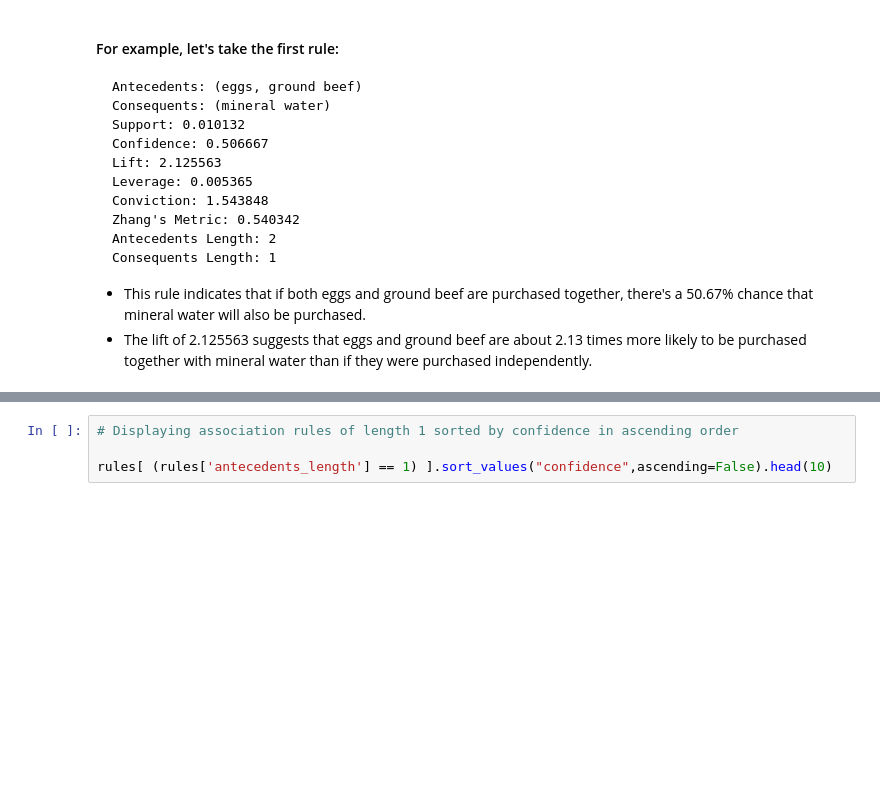
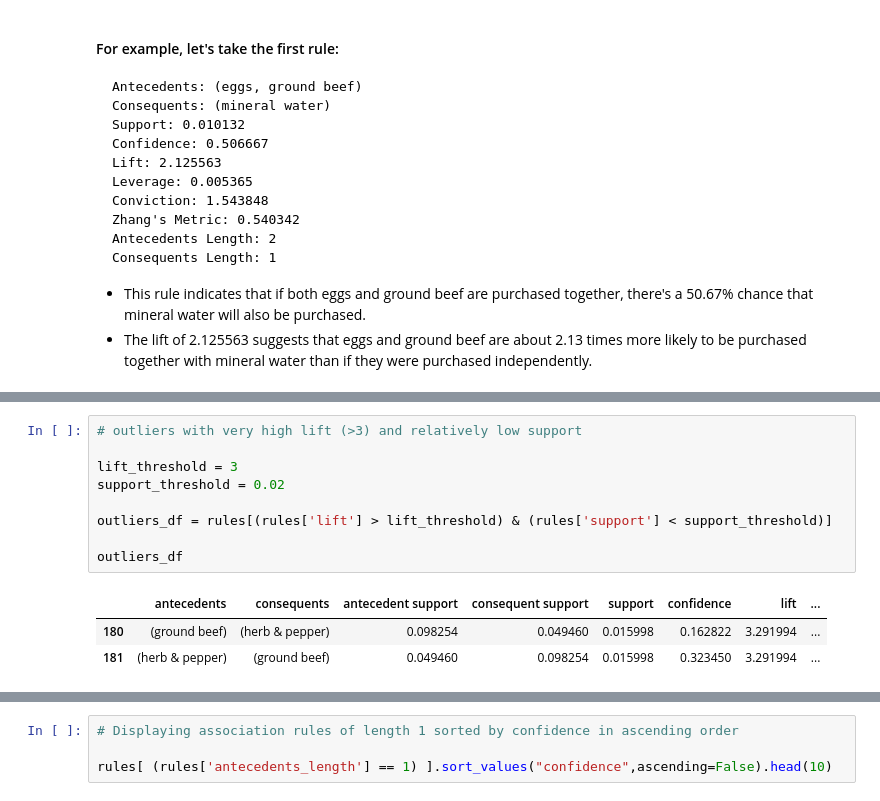
Before and after one commit to ishDan/supermarket-dataset, a Jupyter notebook: Supermarket.ipynb, the cells around one changed output, grey strips where cells are left out. Cells and saved outputs as stored; diff of their text form; blank space fills up the shorter version.

```diff
--- a/Supermarket.ipynb
+++ b/Supermarket.ipynb
@@ -505,0 +731,13 @@ fig7.show()
+# %%
+# outliers with very high lift (>3) and relatively low support
+
+lift_threshold = 3
+support_threshold = 0.02
+
+outliers_df = rules[(rules['lift'] > lift_threshold) & (rules['support'] < support_threshold)]
+
+outliers_df
+# %% [output]
+|  | antecedents | consequents | antecedent support | consequent support | support | confidence | lift | ... |
+| 180 | (ground beef) | (herb & pepper) | 0.098254 | 0.049460 | 0.015998 | 0.162822 | 3.291994 | ... |
+| 181 | (herb & pepper) | (ground beef) | 0.049460 | 0.098254 | 0.015998 | 0.323450 | 3.291994 | ... |
```
Also changed, not shown: parts of 33 cells of this notebook, 7 other files.
